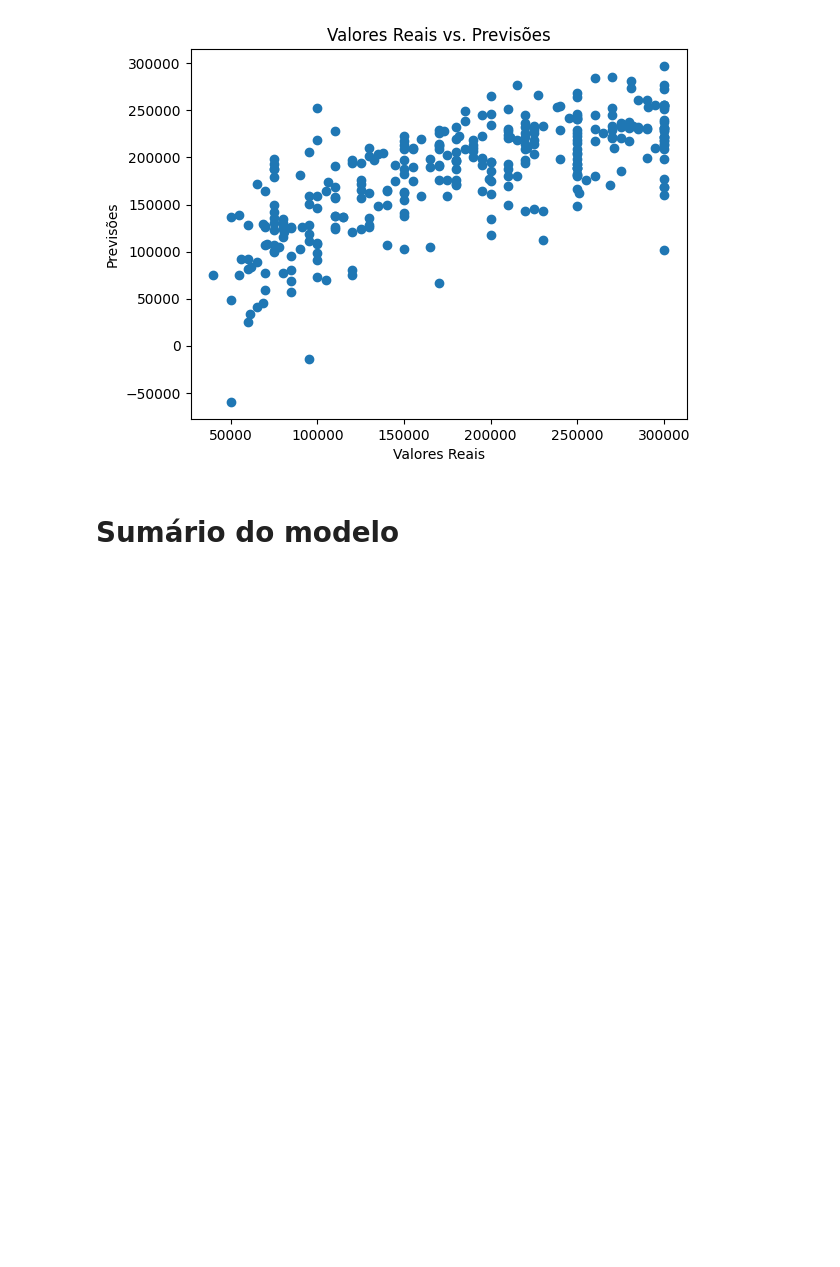
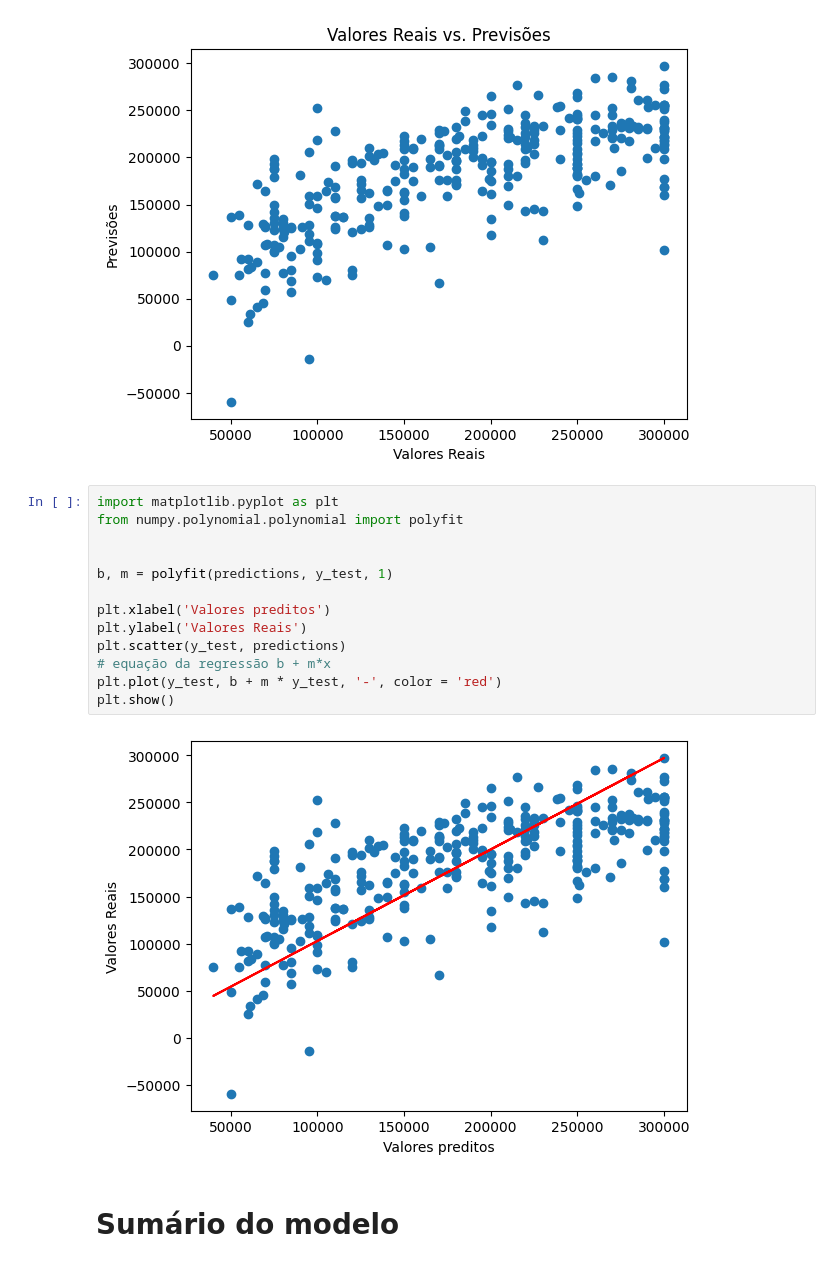
Before and after one commit to Kammer02/A3, a Jupyter notebook: src/notebooks/a3.ipynb, the cells around one changed output. Saved outputs shown, nothing was run; the diff lists cells and outputs as text; blank space fills up the shorter version.

```diff
--- a/src/notebooks/a3.ipynb
+++ b/src/notebooks/a3.ipynb
@@ -272,6 +272,21 @@ plt.title("Valores Reais vs. Previsões")
 plt.show()
 # %% [output]
 [figure]
+# %%
+import matplotlib.pyplot as plt
+from numpy.polynomial.polynomial import polyfit
+
+
+b, m = polyfit(predictions, y_test, 1)
+
+plt.xlabel('Valores preditos')
+plt.ylabel('Valores Reais')
+plt.scatter(y_test, predictions)
+# equação da regressão b + m*x
+plt.plot(y_test, b + m * y_test, '-', color = 'red')
+plt.show()
+# %% [output]
+[figure, added]
 # %% [markdown]
 # Sumário do modelo
 # %%
```
